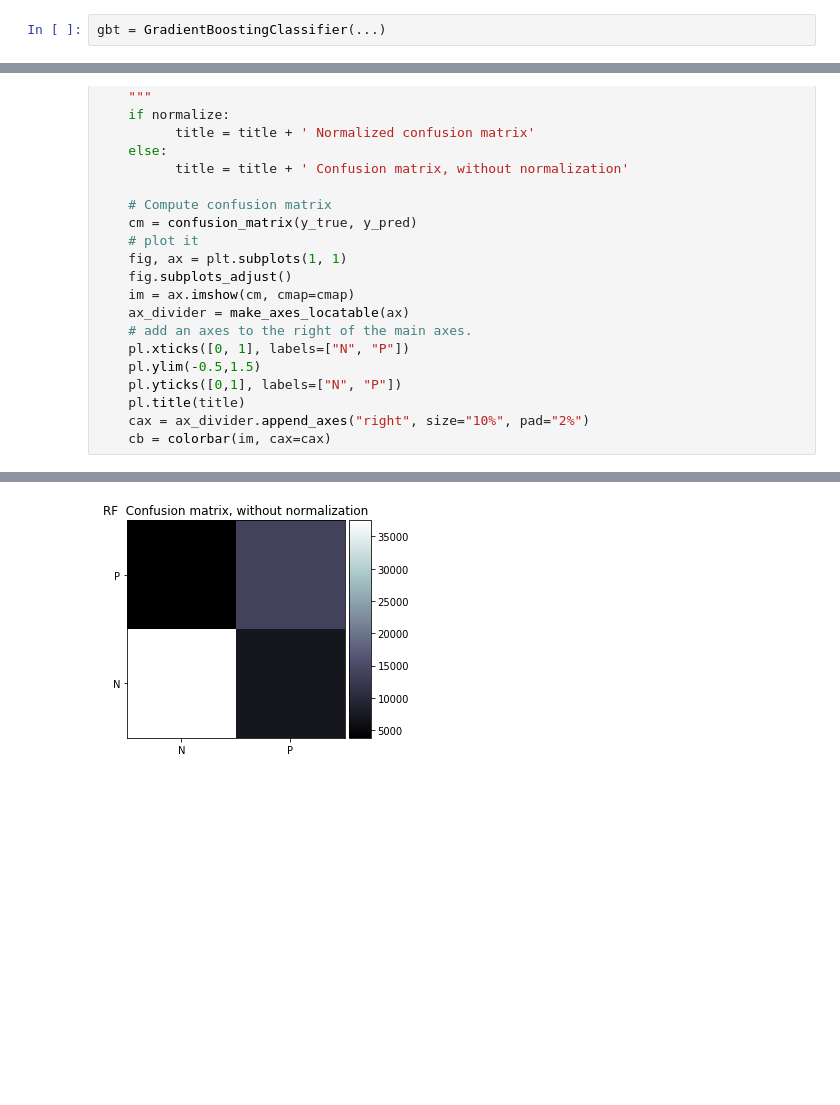
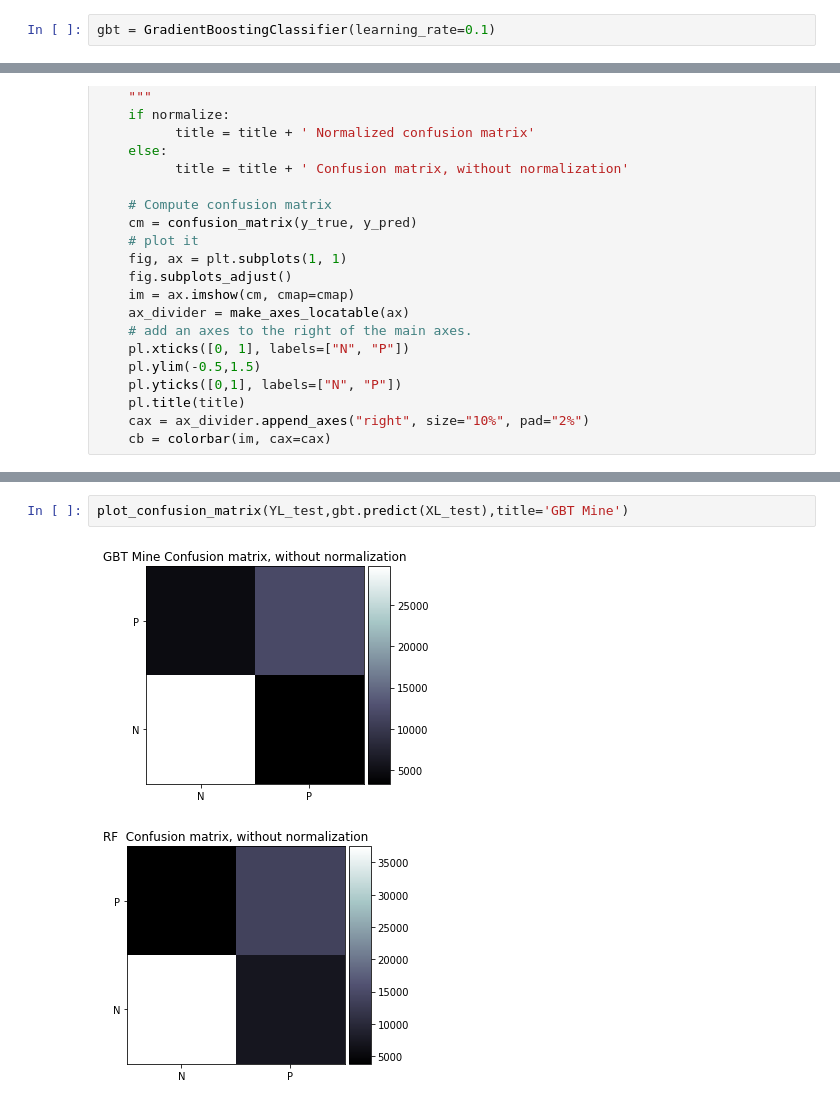
Before and after one commit to siddpatel1/DSPS_SPatel, a Jupyter notebook: HW8/SidPatel_HW8_higgsbosonSearch.ipynb, the cells around one changed output, grey strips where cells are left out. Cells and saved outputs as stored; diff of their text form; blank space fills up the shorter version.

```diff
--- a/HW8/SidPatel_HW8_higgsbosonSearch.ipynb
+++ b/HW8/SidPatel_HW8_higgsbosonSearch.ipynb
@@ -159,3 +160,3 @@ Parameters currently in use:
 # %%
-gbt = GradientBoostingClassifier(...)
+gbt = GradientBoostingClassifier(learning_rate=0.1)
 # %%
@@ -205,3 +231,7 @@ def plot_confusion_matrix(y_true, y_pred,
+# %%
+plot_confusion_matrix(YL_test,gbt.predict(XL_test),title='GBT Mine')
+# %% [output]
+[figure, added]
 # %%
 # %% [output]
 [figure]
```
Also changed, not shown: parts of 21 cells of this notebook.
